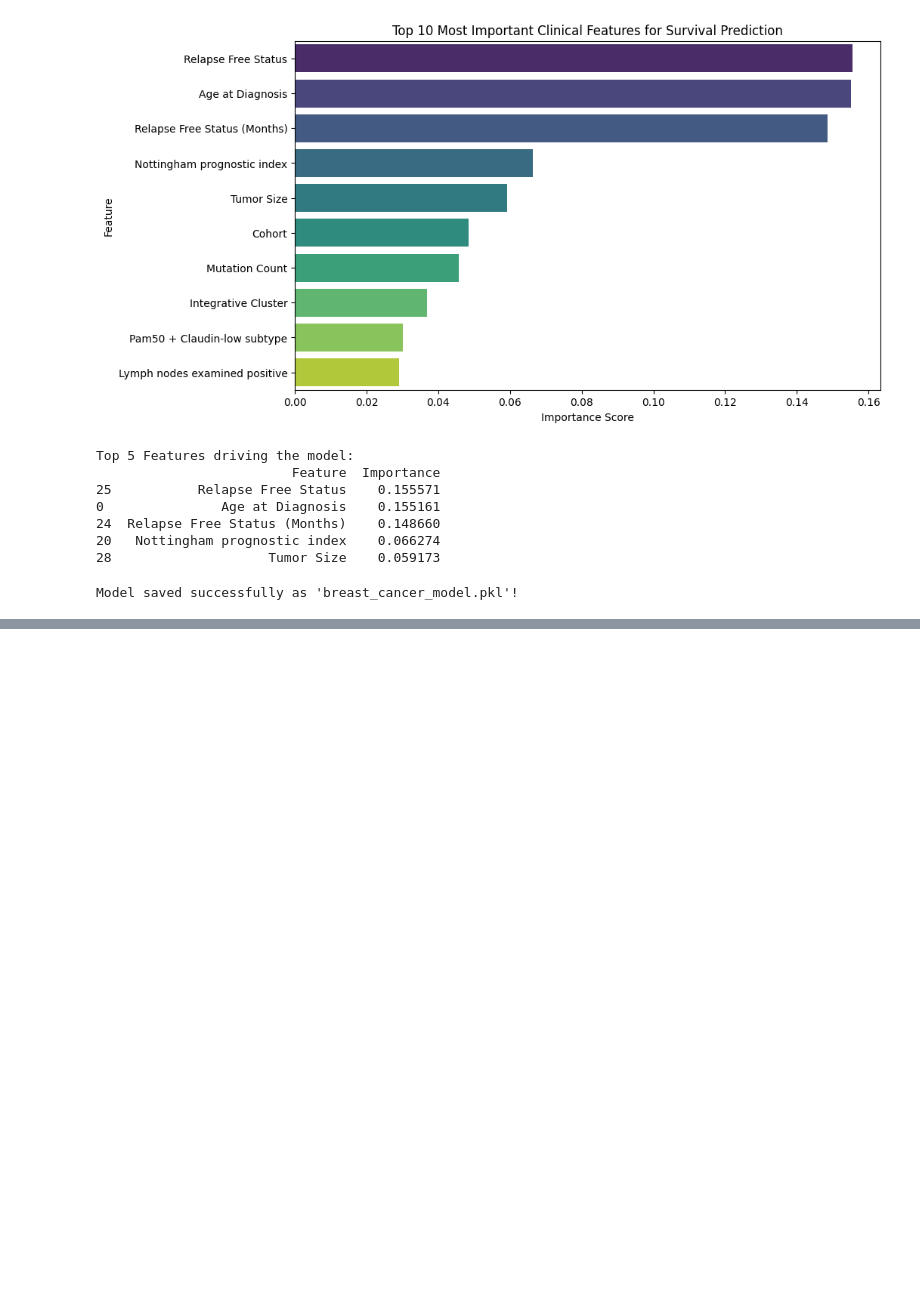
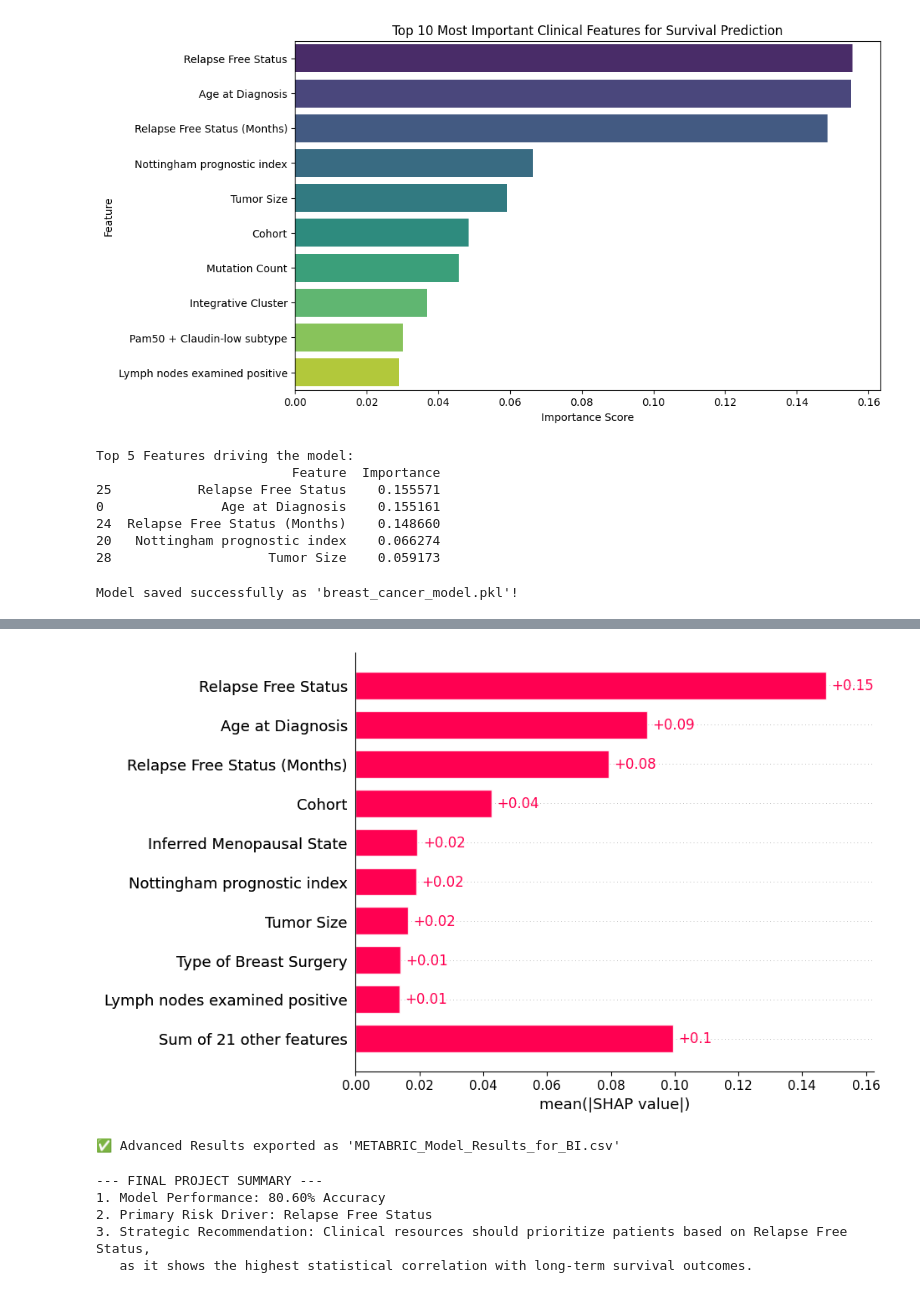
Before and after one commit to mahreen23sultana-boop/Breast-Cancer-Analysis-METABRIC, a Jupyter notebook: 01_Data_Cleaning_METABRIC.ipynb, the cells around one changed output, grey strips where cells are left out. Cells and saved outputs as stored; diff of their text form; code cells hidden in the pictures; blank space fills up the shorter version.

```diff
--- a/01_Data_Cleaning_METABRIC.ipynb
+++ b/01_Data_Cleaning_METABRIC.ipynb
@@ -214,0 +237,50 @@ Model saved successfully as 'breast_cancer_model.pkl'!
+# %%
+import shap
+import matplotlib.pyplot as plt
+
+# 1. Initialize the Explainer
+explainer = shap.TreeExplainer(rf_model)
+
+# 2. Calculate SHAP values specifically for the test set
+# We don't slice [1] here yet; we do it during plotting
+shap_values = explainer(X_test)
+
+# 3. Plot the summary for the 'Living' class (usually index 1)
+# This format automatically matches feature names to their values
+plt.figure(figsize=(10, 6))
+shap.plots.bar(shap_values[:, :, 1])
+# %% [output]
+[figure, added]
+# %%
+# Create a results dataframe for clinical review
+results_df = X_test.copy()
+
+# Add actual and predicted values
+results_df['Actual_Survival'] = y_test.values
+results_df['Predicted_Survival'] = y_pred
+
+# Add the probability score (Confidence level of the model)
+results_df['Survival_Probability'] = rf_model.predict_proba(X_test)[:, 1]
+
+# Save for external visualization (Power BI or Excel)
+results_df.to_csv('METABRIC_Model_Results_for_BI.csv', index=False)
+
+print("✅ Advanced Results exported as 'METABRIC_Model_Results_for_BI.csv'")
+# %% [output]
+✅ Advanced Results exported as 'METABRIC_Model_Results_for_BI.csv'
+# %%
+# Final Analysis Summary
+top_feature = feature_importance_df.iloc[0]['Feature']
+accuracy = accuracy_score(y_test, y_pred) * 100
+
+print(f"--- FINAL PROJECT SUMMARY ---")
+print(f"1. Model Performance: {accuracy:.2f}% Accuracy")
+print(f"2. Primary Risk Driver: {top_feature}")
+print(f"3. Strategic Recommendation: Clinical resources should prioritize patients based on {top_feature},")
+print(f"   as it shows the highest statistical correlation with long-term survival outcomes.")
+# %% [output]
+--- FINAL PROJECT SUMMARY ---
+1. Model Performance: 80.60% Accuracy
+2. Primary Risk Driver: Relapse Free Status
+3. Strategic Recommendation: Clinical resources should prioritize patients based on Relapse Free Status,
+   as it shows the highest statistical correlation with long-term survival outcomes.
```
Also changed, not shown: parts of 15 cells of this notebook, 4 other files.
